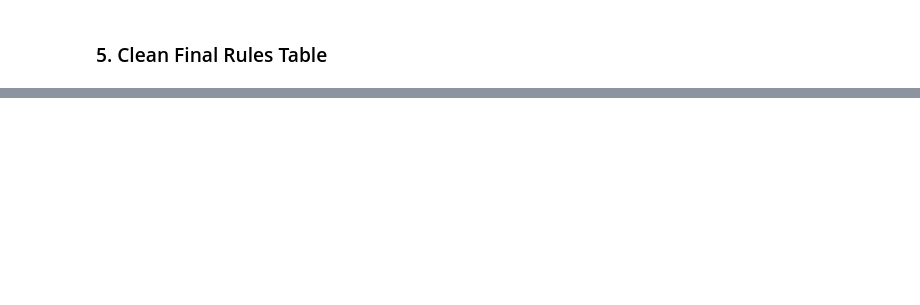
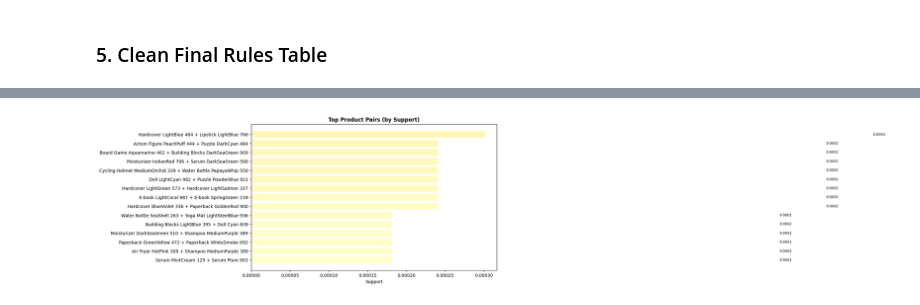
Before and after one commit to aliabdou92019/ecommerce-recommendation-engine, a Jupyter notebook: notebooks/02_fp_growth.ipynb, the cells around one changed output, grey strips where cells are left out. Drawn from its saved outputs; the diff is of its cells as text; code cells hidden in the pictures; blank space fills up the shorter version.

```diff
--- a/notebooks/02_fp_growth.ipynb
+++ b/notebooks/02_fp_growth.ipynb
@@ -151,0 +174,21 @@ Example product: Monitor DarkKhaki 939
+# %%
+pairs_display = frequent_pairs.copy()
+pairs_display['pair'] = pairs_display['itemsets'].apply(lambda x: ' + '.join(sorted(x)))
+
+pairs_display = pairs_display.sort_values('support', ascending=False).head(15)
+
+plt.figure(figsize=(10,6))
+bars = plt.barh(pairs_display['pair'][::-1], pairs_display['support'][::-1],
+                color=plt.cm.YlOrRd(range(len(pairs_display))), edgecolor='white')
+
+plt.title('Top Product Pairs (by Support)', fontweight='bold')
+plt.xlabel('Support')
+
+for bar, v in zip(bars, pairs_display['support'][::-1]):
+    plt.text(bar.get_width()+0.0005, bar.get_y()+bar.get_height()/2,
+             f'{v:.4f}', va='center', fontsize=8)
+
+plt.tight_layout()
+plt.show()
+# %% [output]
+[figure, added]
```
Also changed, not shown: parts of 9 cells of this notebook, 3 other files.
